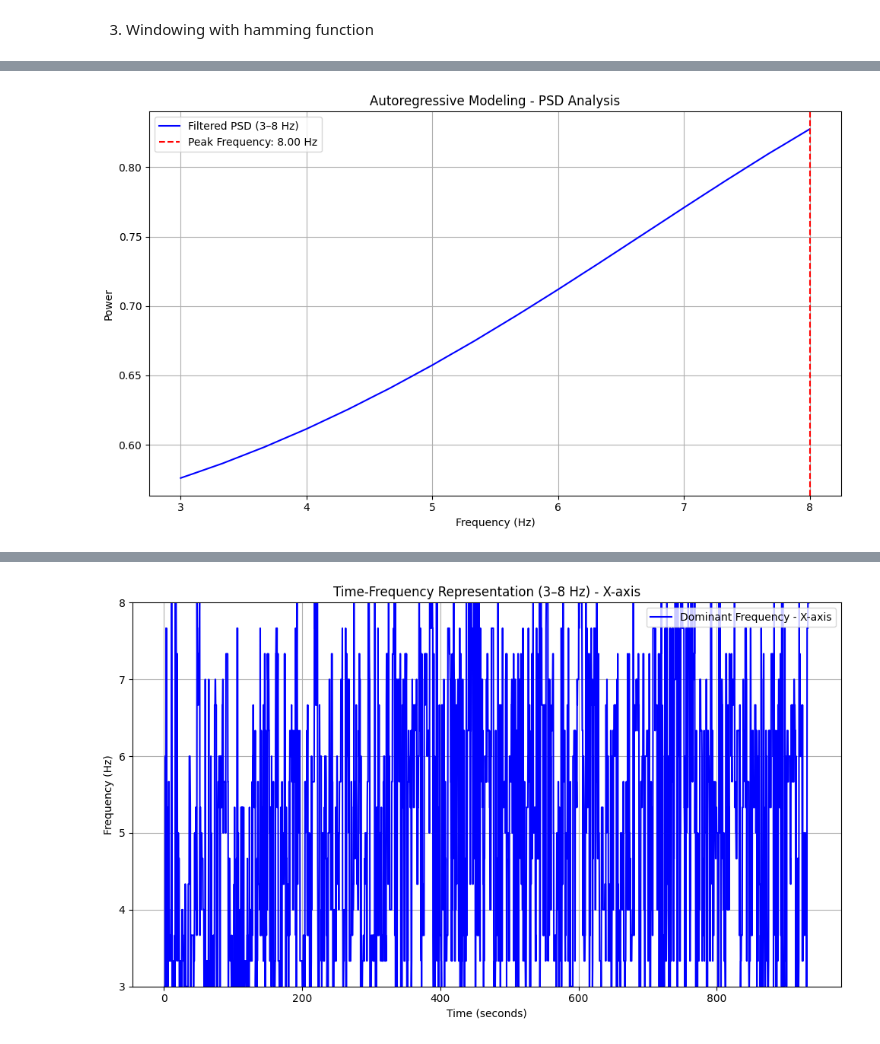
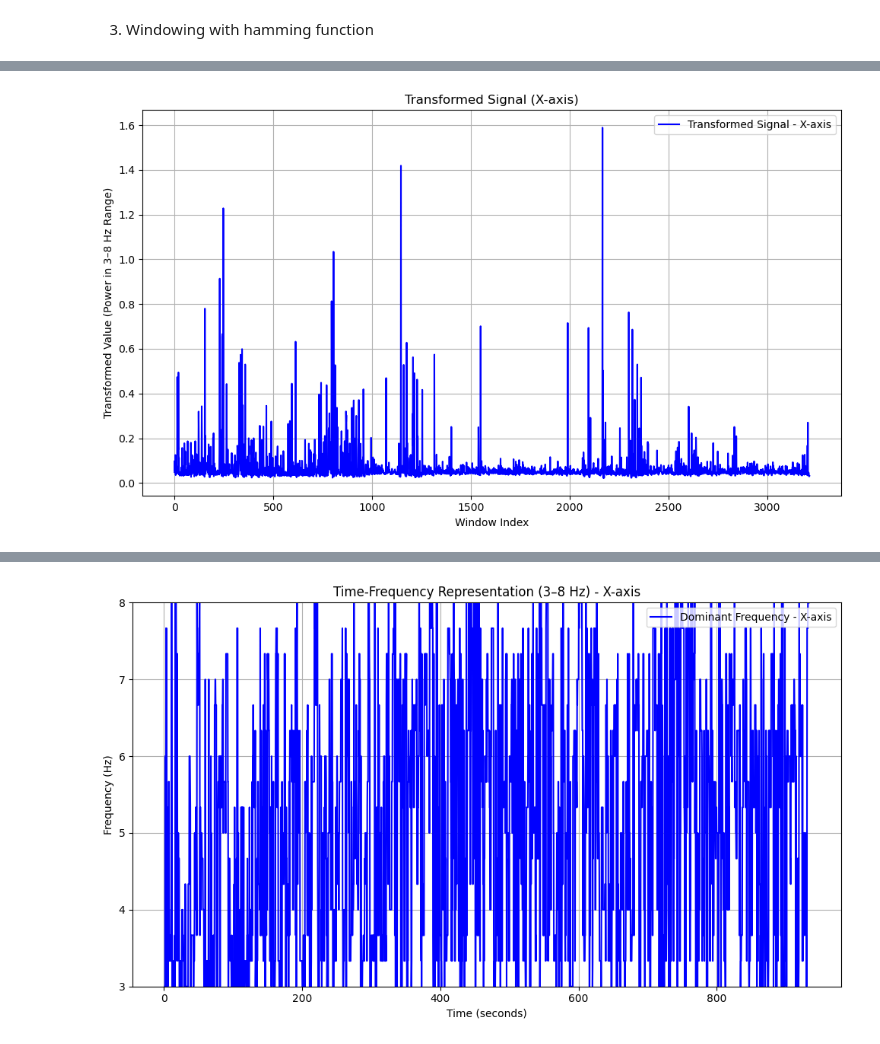
Before and after one commit to pwatana/Neurotech_UofT_2024, a Jupyter notebook: Neurotech_data_cleaning.ipynb, the cells around one changed output, grey strips where cells are left out. Saved outputs shown, nothing was run; the diff lists cells and outputs as text; code cells hidden in the pictures.

Commit message:
Pushing changes so far: revising steps 4 and 5

```diff
--- a/Neurotech_data_cleaning.ipynb
+++ b/Neurotech_data_cleaning.ipynb
@@ -90,7 +63,7 @@ Mounted at /content/drive
 # import data of single trial
 # data imported as numpy array of shape (num_axis,num_timesteps) = (3,93501)
 
-accelerometer_file_path = '/content/drive/My Drive/NeuroTechUofT24/accelerometer_data/801_1_accelerometer.pkl'
+accelerometer_file_path = '/Users/patriciawatanabe/Desktop/Neurotech_UofT_2024/data/accelerometer_data/801_1_accelerometer.pkl'
 with open(accelerometer_file_path, 'rb') as f:
     accelerometer_data = pickle.load(f)
 
@@ -397,73 +308,99 @@ Segmented Signal Shape: (3214, 300)
 # %%
-# Applies the Burg method, a signal modeling technique often used in spectral analysis to estimate the power spectral density of signals.
-
 from spectrum import aryule, arma2psd
 
-def autoregressive_modeling(window, fs, low_freq=3, high_freq=8, ar_order=6):
+def transform_with_autoregressive_modeling(window, fs, low_freq=3, high_freq=8, ar_order=6):
     """
     Applies the Burg method to estimate the power spectral density (PSD) of a signal segment and
-    identifies the peak frequency within the specified range.
+    transforms the signal into a time-series representation based on power within the tremor range.
 
     Args:
         window: 1D array, a segment of the signal (e.g., Hamming-windowed).
         fs: Sampling frequency in Hz.
         low_freq: Lower bound of the tremor frequency range (Hz).
         high_freq: Upper bound of the tremor frequency range (Hz).
         ar_order: Order of the autoregressive model.
 
     Returns:
-        peak_frequency: Detected peak frequency within the range, or 1 if no peak is found.
-        psd_filtered: PSD values within the tremor range (for visualization or analysis).
-        freq_filtered: Corresponding frequency values for the filtered PSD.
+        transformed_segment: 1D array, transformed segment based on power within the 3–8 Hz range.
     """
     # Step 1: Estimate AR coefficients using the Burg method
     ar_coeffs, _, _ = aryule(window, ar_order)
 
     # Step 2: Compute the power spectral density (PSD) from AR coefficients
     psd = arma2psd(ar_coeffs, NFFT=len(window), sides='centerdc')
     psd = np.abs(psd)  # Ensure PSD is non-negative
 
     # Step 3: Generate corresponding frequency bins
     freq_bins = np.fft.fftfreq(len(psd), d=1 / fs)
 
-    # Step 4: Filter PSD and frequencies within the specified tremor range (3–8 Hz)
+    # Step 4: Filter PSD within the 3–8 Hz tremor range and calculate the sum of power
     valid_indices = np.where((freq_bins >= low_freq) & (freq_bins <= high_freq))
     psd_filtered = psd[valid_indices]
-    freq_filtered = freq_bins[valid_indices]
 
-    # Step 5: Identify the peak frequency within the tremor range
-    if len(psd_filtered) > 0:
-        peak_index = np.argmax(psd_filtered)  # Index of the maximum PSD value
-        peak_frequency = freq_filtered[peak_index]
-    else:
-        peak_frequency = 1  # No valid peak, assign 1 for non-tremor
+    # Step 5: Transform the segment based on the sum of power in the tremor range
+    transformed_segment = np.sum(psd_filtered) if len(psd_filtered) > 0 else 0
 
-    return peak_frequency, psd_filtered, freq_filtered
+    return transformed_segment
 
-# Example usage
+
+# Process all segmented windows for one axis
+def process_axis_with_ar_modeling(segmented_windows, fs, low_freq=3, high_freq=8, ar_order=6):
+    """
+    Processes all segmented windows of a signal for one axis using AR modeling.
+
+    Args:
+        segmented_windows: 2D array (windows x samples), segmented signal for one axis.
+        fs: Sampling frequency in Hz.
+        low_freq: Lower bound of the tremor frequency range (Hz).
+        high_freq: Upper bound of the tremor frequency range (Hz).
+        ar_order: Order of the autoregressive model.
+
+    Returns:
+        transformed_signal: 1D array, transformed time-series signal for the axis.
+    """
+    transformed_signal = []
+    for window in segmented_windows:
+        transformed_value = transform_with_autoregressive_modeling(
+            window, fs, low_freq, high_freq, ar_order
+        )
+        transformed_signal.append(transformed_value)
+
+    return np.array(transformed_signal)
+
+# Example usage for one axis
+segmented_windows_x = segmented_signals[0]  # Segmented windows for the X-axis
 fs = 100  # Sampling frequency in Hz
-low_freq = 3  # Lower tremor frequency bound (Hz)
-high_freq = 8  # Upper tremor frequency bound (Hz)
+low_freq = 3  # Tremor lower bound
+high_freq = 8  # Tremor upper bound
 ar_order = 6  # AR model order
 
-# Use a Hamming-windowed segment from your data
-window = np.random.randn(300) * np.hamming(300)  # Replace with actual segmented data
+# Process all windows for X-axis
+transformed_signal_x = process_axis_with_ar_modeling(
+    segmented_windows_x, fs, low_freq, high_freq, ar_order
+)
 
-# Apply the Burg method
-peak_frequency, psd_filtered, freq_filtered = autoregressive_modeling(window, fs, low_freq, high_freq, ar_order)
+# Process all axes
+transformed_signals = []
+for axis_segmented_windows in segmented_signals:  # Iterate over X, Y, Z segmented signals
+    transformed_signal = process_axis_with_ar_modeling(
+        axis_segmented_windows, fs, low_freq, high_freq, ar_order
+    )
+    transformed_signals.append(transformed_signal)
 
-# Visualization
-plt.figure(figsize=(10, 6))
-plt.plot(freq_filtered, psd_filtered, label="Filtered PSD (3–8 Hz)", color="blue")
-plt.axvline(peak_frequency, color="red", linestyle="--", label=f"Peak Frequency: {peak_frequency:.2f} Hz")
-plt.title("Autoregressive Modeling - PSD Analysis")
-plt.xlabel("Frequency (Hz)")
-plt.ylabel("Power")
-plt.legend()
-plt.grid(True)
-plt.tight_layout()
-plt.show()
+# Convert to NumPy array for consistency
+transformed_signals = np.array(transformed_signals)  # Shape: (3, num_windows)
 
-print(f"Detected Peak Frequency: {peak_frequency} Hz")
+# Visualize transformed signals for all axes
+axis_labels = ['X-axis', 'Y-axis', 'Z-axis']
+for i, label in enumerate(axis_labels):
+    plt.figure(figsize=(10, 6))
+    plt.plot(transformed_signals[i], label=f"Transformed Signal - {label}", color="blue")
+    plt.title(f"Transformed Signal ({label})")
+    plt.xlabel("Window Index")
+    plt.ylabel("Transformed Value (Power in 3–8 Hz Range)")
+    plt.legend()
+    plt.grid(True)
+    plt.tight_layout()
+    plt.show()
 # %% [output]
-[figure, old version]
+[figure, new version]
```
Also changed, not shown: parts of 22 cells of this notebook.
